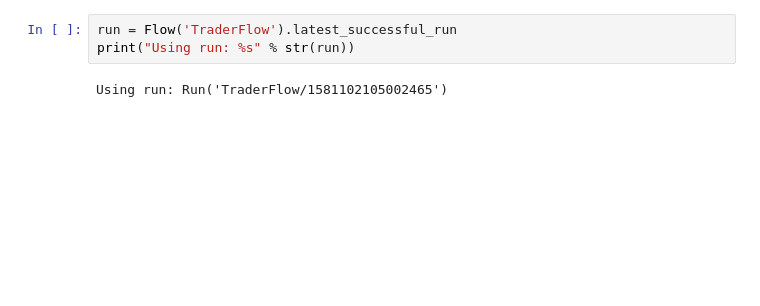
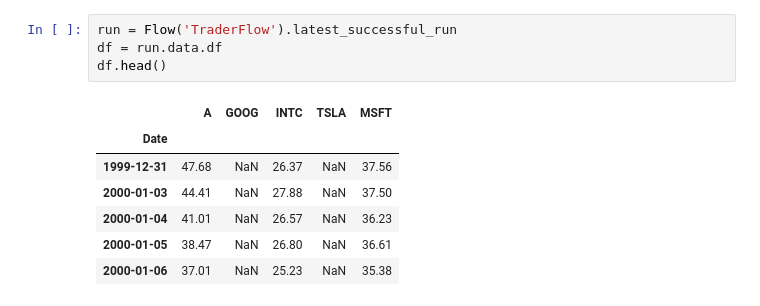
Before and after one commit to JulesHuisman/deep-learning, a Jupyter notebook: notebook.ipynb, the cells around one changed output. Drawn from its saved outputs; the diff is of its cells as text; blank space fills up the shorter version.

```diff
--- a/notebook.ipynb
+++ b/notebook.ipynb
@@ -22,5 +8,12 @@ Current metadata provider: local@/Users/Jules/Documents/Github/deep-learning
 # %%
 run = Flow('TraderFlow').latest_successful_run
-print("Using run: %s" % str(run))
+df = run.data.df
+df.head()
 # %% [output]
-Using run: Run('TraderFlow/1581102105002465')
+|  | A | GOOG | INTC | TSLA | MSFT |
+| Date |  |  |  |  |  |
+| 1999-12-31 | 47.68 | NaN | 26.37 | NaN | 37.56 |
+| 2000-01-03 | 44.41 | NaN | 27.88 | NaN | 37.50 |
+| 2000-01-04 | 41.01 | NaN | 26.57 | NaN | 36.23 |
+| 2000-01-05 | 38.47 | NaN | 26.80 | NaN | 36.61 |
+| 2000-01-06 | 37.01 | NaN | 25.23 | NaN | 35.38 |
```
Also changed, not shown: parts of 7 cells of this notebook, 1 other file.
